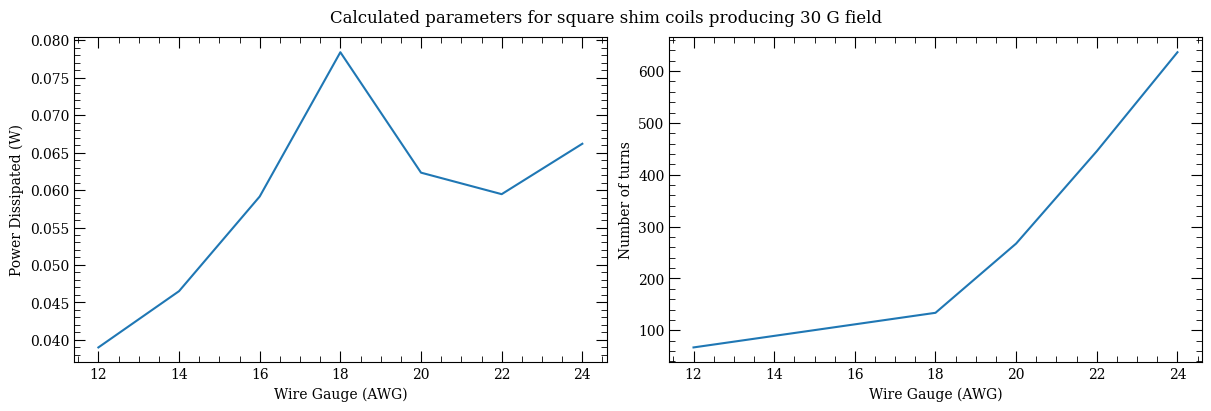
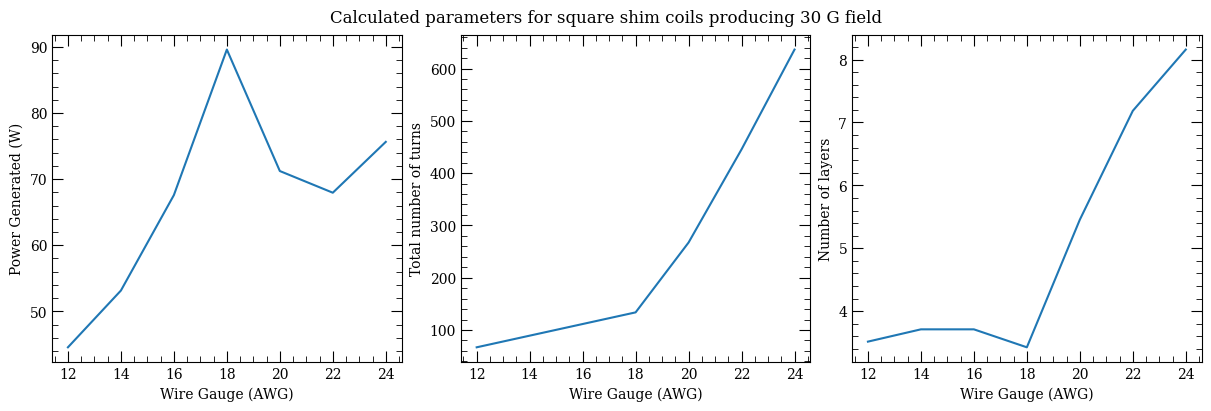
Unified diff of the notebook cell whose output changed from the first chart to the second:
--- before
+++ after
@@ -2,14 +2,15 @@
 
 def calculate_power(gauge, field):
+    # Gauge should be supplied in AWG, Field should be supplied in Gauss, 
     #Taken from: https://en.wikipedia.org/wiki/American_wire_gauge
     wire_gauge = [24,22,20,18,16,14,12] #AWG
     ampacity = [2.1, 3, 5, 10, 12, 15, 20] #Amps
-    res_per_length = [84.22, 52.96, 33.31, 20.95, 13.17, 8.286, 5.211] #megaOhms/meter
-    res_per_length = np.array(res_per_length)*1e-6 #Ohms/meter
+    res_per_length = [84.22, 52.96, 33.31, 20.95, 13.17, 8.286, 5.211] #miliOhms/meter
+    res_per_length = np.array(res_per_length)*1e-3 #Ohms/meter
 
     gi = wire_gauge.index(gauge)
     I_req = (490/11)*field #490 A was required to generate 11 G in the close configuration of the square coils
     turns = I_req / ampacity[gi] #Get number of turns required to generate the field
-    wire_length = turns * (70e-3*4) #Length of one coil loop in the 490A 11G square coil configuration
+    wire_length = turns * (80e-3*4) #Length of one coil loop in the 490A 11G square coil configuration
     power = (ampacity[gi]**2)*(res_per_length[gi]*wire_length) # P = I^2 * R
     return power, turns
@@ -17,19 +18,30 @@
 def plot_for_field(field):
     gauges = [24,22,20,18,16,14,12]
+    wire_diameters = np.array([0.511, 0.644, 0.812, 1.024, 1.291, 1.628, 2.053]) *1e-3
     powers = []
     turns = []
-    for wg in gauges:
+    layers = []
+    for w_ind in range(len(gauges)):
+        wg = gauges[w_ind]
         p,t = calculate_power(wg, field)
         powers.append(p)
         turns.append(t)
+        diam = wire_diameters[w_ind]
+        turns_p_layer = np.floor(40e-3/diam)
+        l = t/turns_p_layer
+        layers.append(l)
 
-    fig, axes = plt.subplots(1, 2, figsize=(12, 4), constrained_layout=True)
+    fig, axes = plt.subplots(1, 3, figsize=(12, 4), constrained_layout=True)
     axes[0].plot(gauges, powers)
     axes[0].set_xlabel("Wire Gauge (AWG)")
-    axes[0].set_ylabel("Power Dissipated (W)")
+    axes[0].set_ylabel("Power Generated (W)")
     
     axes[1].plot(gauges, turns)
     axes[1].set_xlabel("Wire Gauge (AWG)")
-    axes[1].set_ylabel("Number of turns")
+    axes[1].set_ylabel("Total number of turns")
+
+    axes[2].plot(gauges, layers)
+    axes[2].set_xlabel("Wire Gauge (AWG)")
+    axes[2].set_ylabel("Number of layers")
 
     fig.suptitle(f"Calculated parameters for square shim coils producing {field} G field")

Commit: Shim heat dissipation calculations